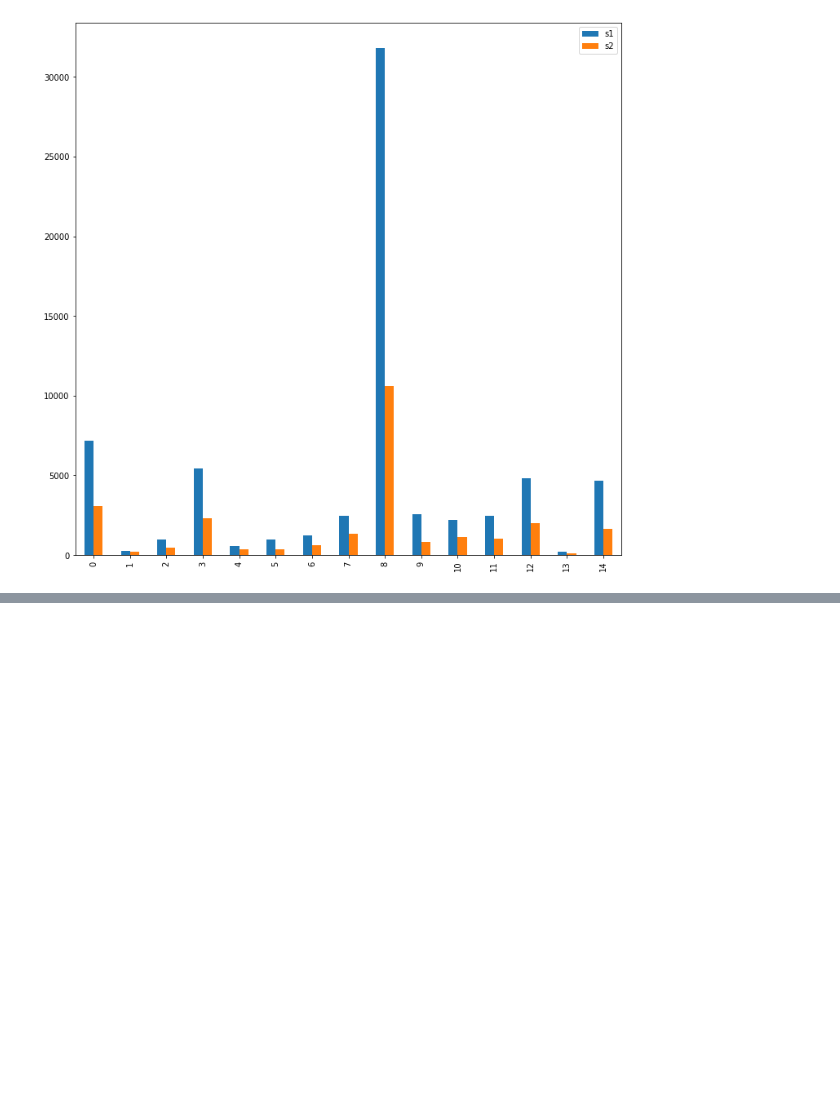
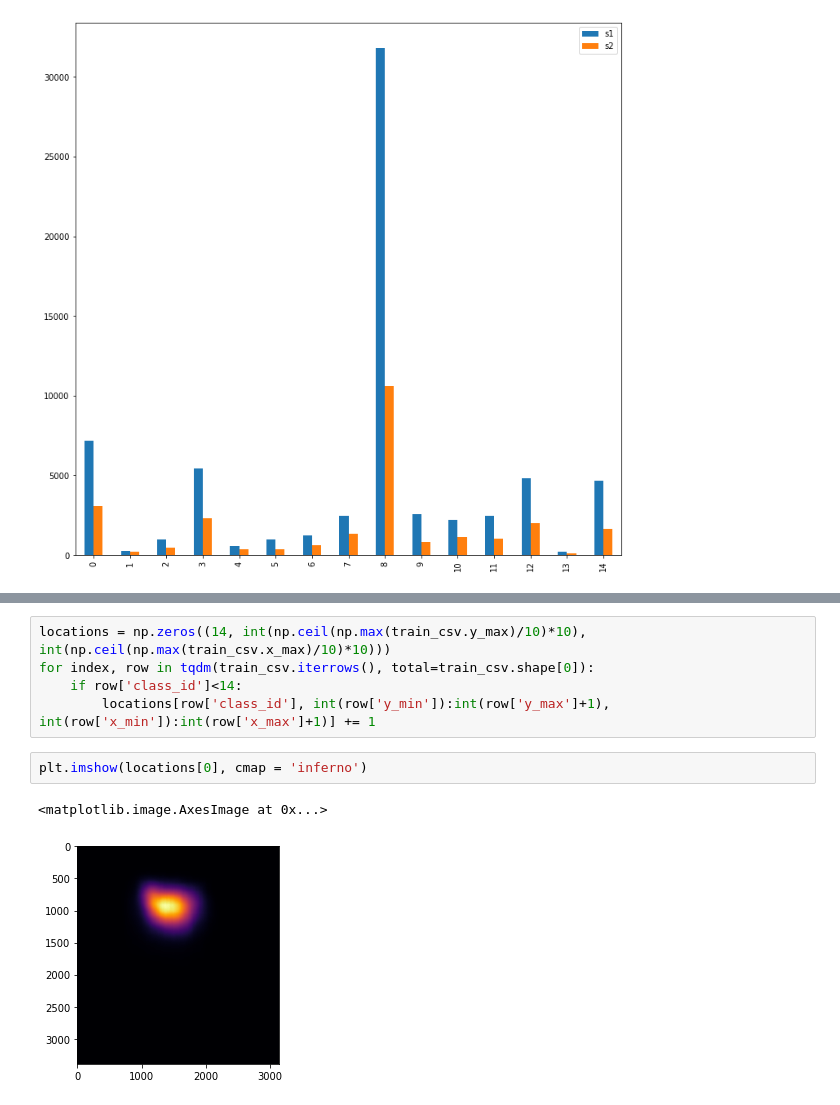
Before and after one commit to akansh12/DeepXrays, a Jupyter notebook: Notebooks/elementary-data-analysis.ipynb, the cells around one changed output, grey strips where cells are left out. Cells and saved outputs as stored; diff of their text form; blank space fills up the shorter version.

```diff
--- a/Notebooks/elementary-data-analysis.ipynb
+++ b/Notebooks/elementary-data-analysis.ipynb
@@ -222,0 +332,10 @@ train_csv[train_csv.image_id == '063319de25ce7edb9b1c6b8881290140']
+# %%
+locations = np.zeros((14, int(np.ceil(np.max(train_csv.y_max)/10)*10), int(np.ceil(np.max(train_csv.x_max)/10)*10)))
+for index, row in tqdm(train_csv.iterrows(), total=train_csv.shape[0]):
+    if row['class_id']<14:
+        locations[row['class_id'], int(row['y_min']):int(row['y_max']+1), int(row['x_min']):int(row['x_max']+1)] += 1
+# %%
+plt.imshow(locations[0], cmap = 'inferno')
+# %% [output]
+<matplotlib.image.AxesImage at 0x...>
+[figure, added]
```
Also changed, not shown: parts of 15 cells of this notebook, 1 other file.
